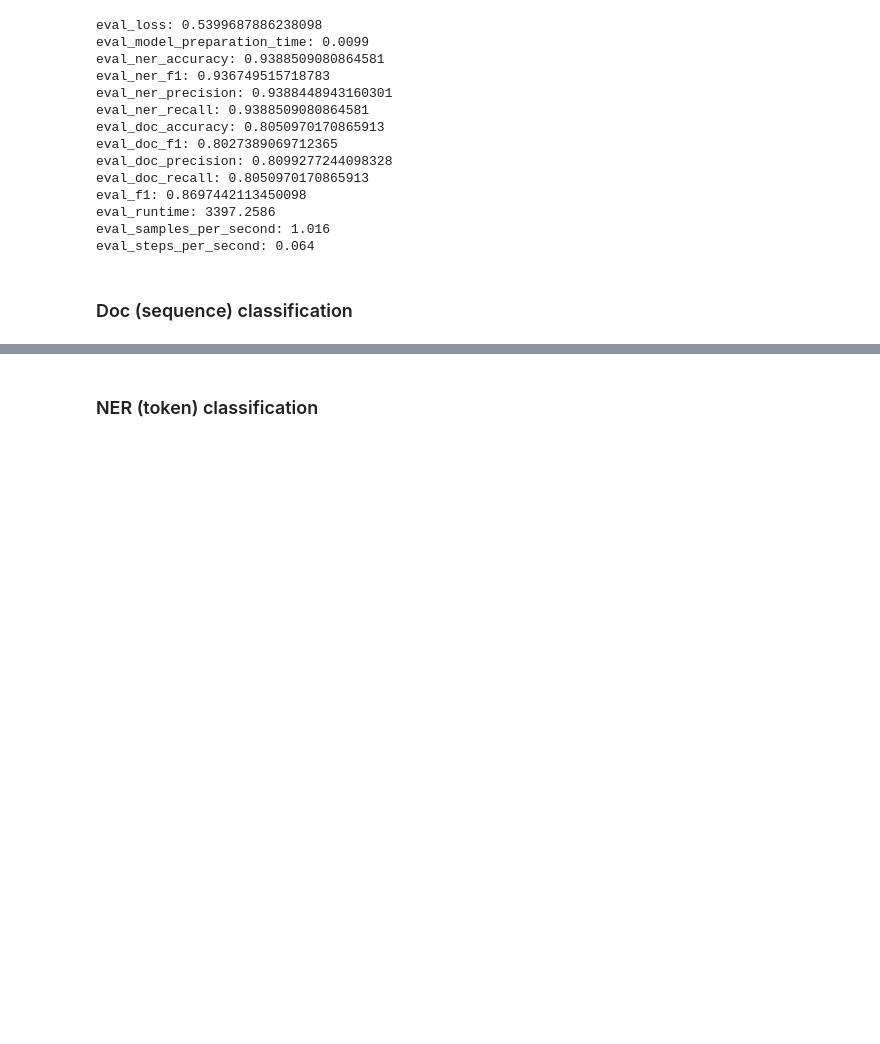
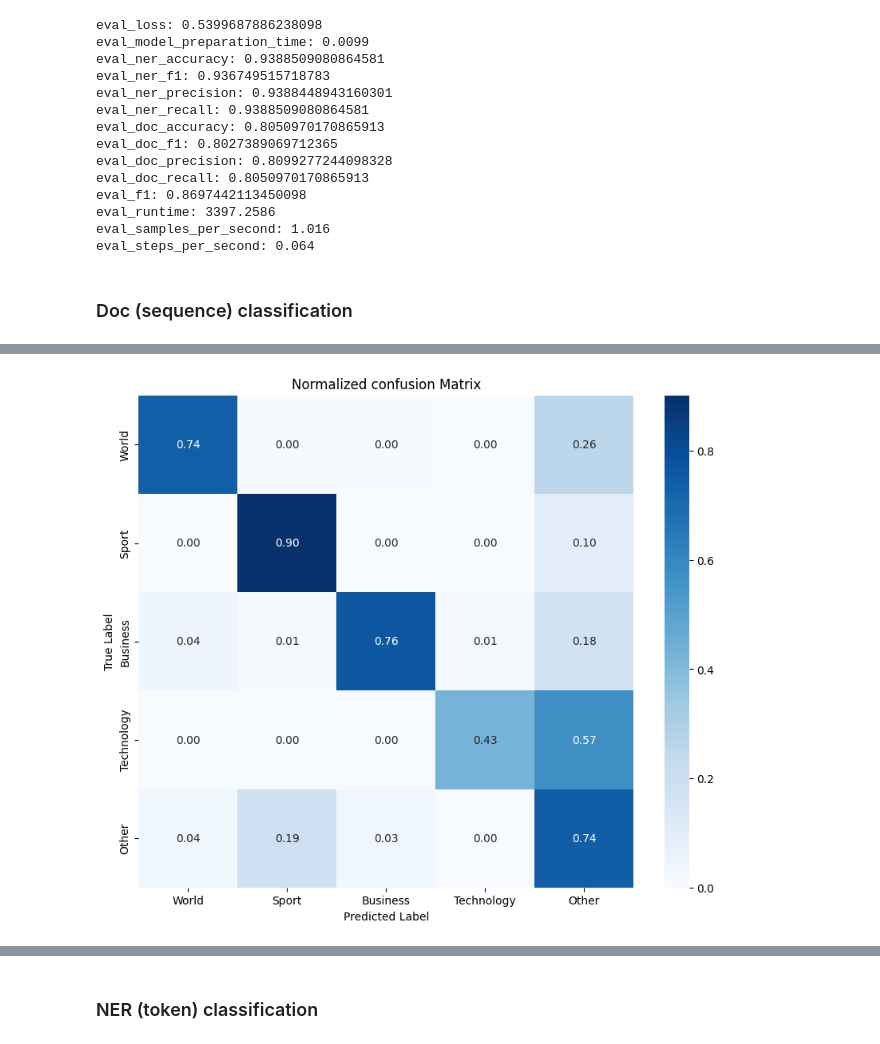
Before and after one commit to gonzaq94/NER-LLM-classification, a Jupyter notebook: fine_tune_BERT_doc_level_and_NER_annots.ipynb, the cells around one changed output, grey strips where cells are left out. Saved outputs shown, nothing was run; the diff lists cells and outputs as text; code cells hidden in the pictures; blank space fills up the shorter version.

```diff
--- a/fine_tune_BERT_doc_level_and_NER_annots.ipynb
+++ b/fine_tune_BERT_doc_level_and_NER_annots.ipynb
@@ -752,9 +795,10 @@ CometRestApiException: GET https://www.comet.com/api/rest/v2/registry-model/comp
 # %%
-model_doc = BertForSequenceAndTokenClassification.from_pretrained("./deploy/checkpoint-546",
+model_doc = BertForSequenceAndTokenClassification.from_pretrained("./deploy/doc/best_model",
                                                            num_sequence_labels=len(doc_label_dct),
                                                            num_token_labels=len(ner_label_dct),
+                                                          only_init_bert=False,
                                                            attention_probs_dropout_prob=0.0,
                                                            hidden_dropout_prob=0.0)
 # %%
 evaluator_doc = Evaluator(model_doc, tokenizer, compute_metrics_eval_ner_and_doc)
-eval_results = evaluator_doc.evaluate(test_custom_dataset)
+eval_results_doc = evaluator_doc.evaluate(test_custom_dataset)
@@ -760,0 +824,5 @@ eval_results = evaluator_doc.evaluate(test_custom_dataset)
+# %%
+class_names = [k for k, v in doc_label_dct.items()]
+plot_confusion_matrix(eval_results_doc['eval_doc_confusion_matrix'], class_names)
+# %% [output]
+[figure, added]
```
Also changed, not shown: parts of 25 cells of this notebook.
